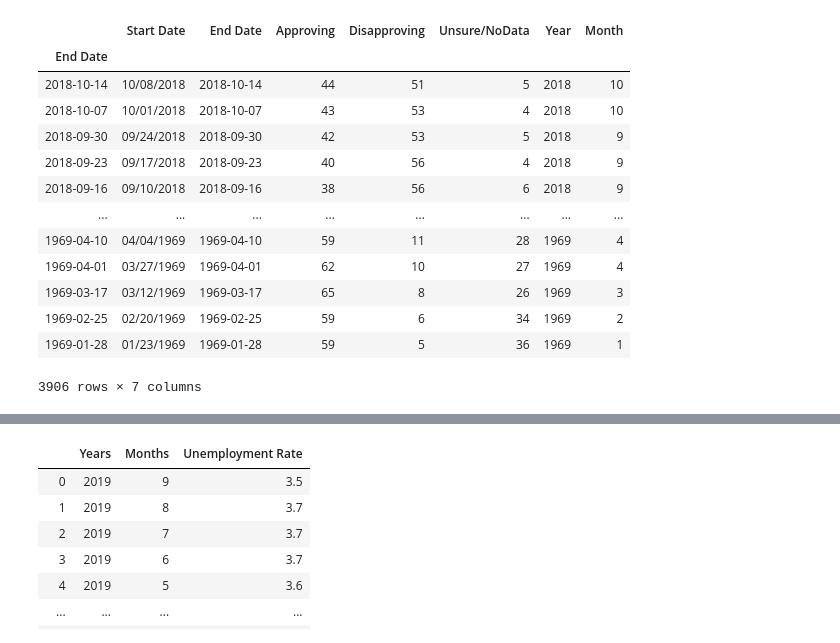
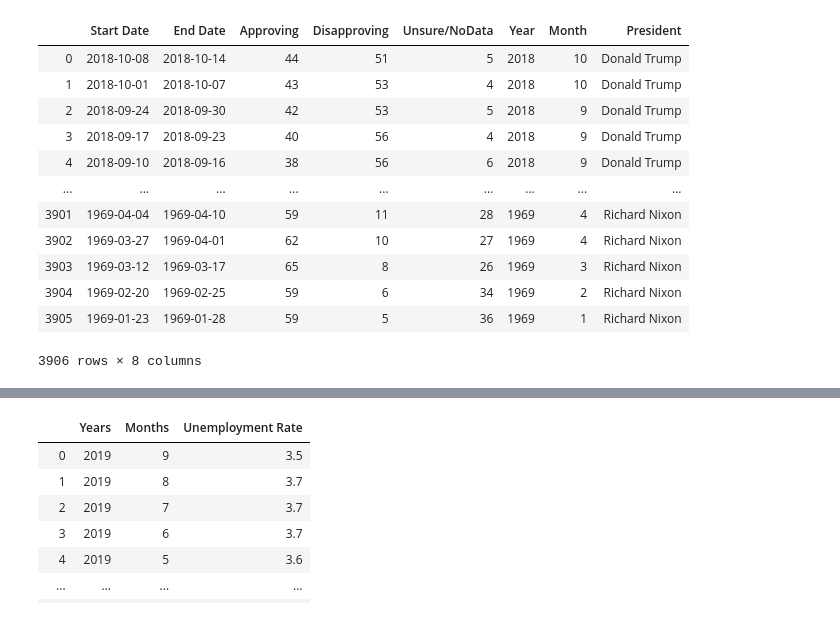
Before and after one commit to Mickkay22/UCI_Project_1_Team_5, a Jupyter notebook: Analysis/Approval Rating vs Unemployment Rate.ipynb, the cells around one changed output, grey strips where cells are left out. Cells and saved outputs as stored; diff of their text form; code cells hidden in the pictures.

```diff
--- a/Analysis/Approval Rating vs Unemployment Rate.ipynb
+++ b/Analysis/Approval Rating vs Unemployment Rate.ipynb
@@ -5,31 +8,40 @@ import scipy.stats as st
 # %%
 Presidents = ["Donald Trump","Barack Obama","George W. Bush", "William J. Clinton",
              "George Bush", "Ronald Reagan", "Jimmy Carter", "Gerald R. Ford", "Richard Nixon"]
-filepath = "../Data/President Ratings/"
+PartyAff = ["R","D","R","D","R","R","D","R","R"]
+filepath = "../Data/Cleaned President Ratings/"
 # %%
 #Approval Ratings
 Approval_Ratings = pd.DataFrame()
+Start_Date = []
+End_Date = []
 
 for i in range(len(Presidents)):
     Approval_Rating = pd.read_csv(f"{filepath}{Presidents[i]}-Ratings.csv")
+    Approval_Rating["President"] = Presidents[i]
+    Start_Date.append(Approval_Rating["Start Date"][len(Approval_Rating["Start Date"])-1])
+    End_Date.append(Approval_Rating["End Date"][0])
     Approval_Ratings = pd.concat([Approval_Ratings,Approval_Rating],ignore_index = True)
 
-Approval_Ratings.set_index(Approval_Ratings["End Date"])
+President_Terms = pd.DataFrame({"Presidents":Presidents,
+                                "Start Date":Start_Date,
+                                "End Date":End_Date,
+                               "Afilliation":PartyAff})
+Approval_Ratings
 # %% [output]
-|  | Start Date | End Date | Approving | Disapproving | Unsure/NoData | Year | Month |
-| End Date |  |  |  |  |  |  |  |
-| 2018-10-14 | 10/08/2018 | 2018-10-14 | 44 | 51 | 5 | 2018 | 10 |
-| 2018-10-07 | 10/01/2018 | 2018-10-07 | 43 | 53 | 4 | 2018 | 10 |
-| 2018-09-30 | 09/24/2018 | 2018-09-30 | 42 | 53 | 5 | 2018 | 9 |
-| 2018-09-23 | 09/17/2018 | 2018-09-23 | 40 | 56 | 4 | 2018 | 9 |
-| 2018-09-16 | 09/10/2018 | 2018-09-16 | 38 | 56 | 6 | 2018 | 9 |
-| ... | ... | ... | ... | ... | ... | ... | ... |
-| 1969-04-10 | 04/04/1969 | 1969-04-10 | 59 | 11 | 28 | 1969 | 4 |
-| 1969-04-01 | 03/27/1969 | 1969-04-01 | 62 | 10 | 27 | 1969 | 4 |
-| 1969-03-17 | 03/12/1969 | 1969-03-17 | 65 | 8 | 26 | 1969 | 3 |
-| 1969-02-25 | 02/20/1969 | 1969-02-25 | 59 | 6 | 34 | 1969 | 2 |
-| 1969-01-28 | 01/23/1969 | 1969-01-28 | 59 | 5 | 36 | 1969 | 1 |
+|  | Start Date | End Date | Approving | Disapproving | Unsure/NoData | Year | Month | President |
+| 0 | 2018-10-08 | 2018-10-14 | 44 | 51 | 5 | 2018 | 10 | Donald Trump |
+| 1 | 2018-10-01 | 2018-10-07 | 43 | 53 | 4 | 2018 | 10 | Donald Trump |
+| 2 | 2018-09-24 | 2018-09-30 | 42 | 53 | 5 | 2018 | 9 | Donald Trump |
+| 3 | 2018-09-17 | 2018-09-23 | 40 | 56 | 4 | 2018 | 9 | Donald Trump |
+| 4 | 2018-09-10 | 2018-09-16 | 38 | 56 | 6 | 2018 | 9 | Donald Trump |
+| ... | ... | ... | ... | ... | ... | ... | ... | ... |
+| 3901 | 1969-04-04 | 1969-04-10 | 59 | 11 | 28 | 1969 | 4 | Richard Nixon |
+| 3902 | 1969-03-27 | 1969-04-01 | 62 | 10 | 27 | 1969 | 4 | Richard Nixon |
+| 3903 | 1969-03-12 | 1969-03-17 | 65 | 8 | 26 | 1969 | 3 | Richard Nixon |
+| 3904 | 1969-02-20 | 1969-02-25 | 59 | 6 | 34 | 1969 | 2 | Richard Nixon |
+| 3905 | 1969-01-23 | 1969-01-28 | 59 | 5 | 36 | 1969 | 1 | Richard Nixon |
-3906 rows × 7 columns
+3906 rows × 8 columns
 # %%
 #Clean up Approval Ratings
 
```
Also changed, not shown: parts of 7 cells of this notebook, 11 other files.
